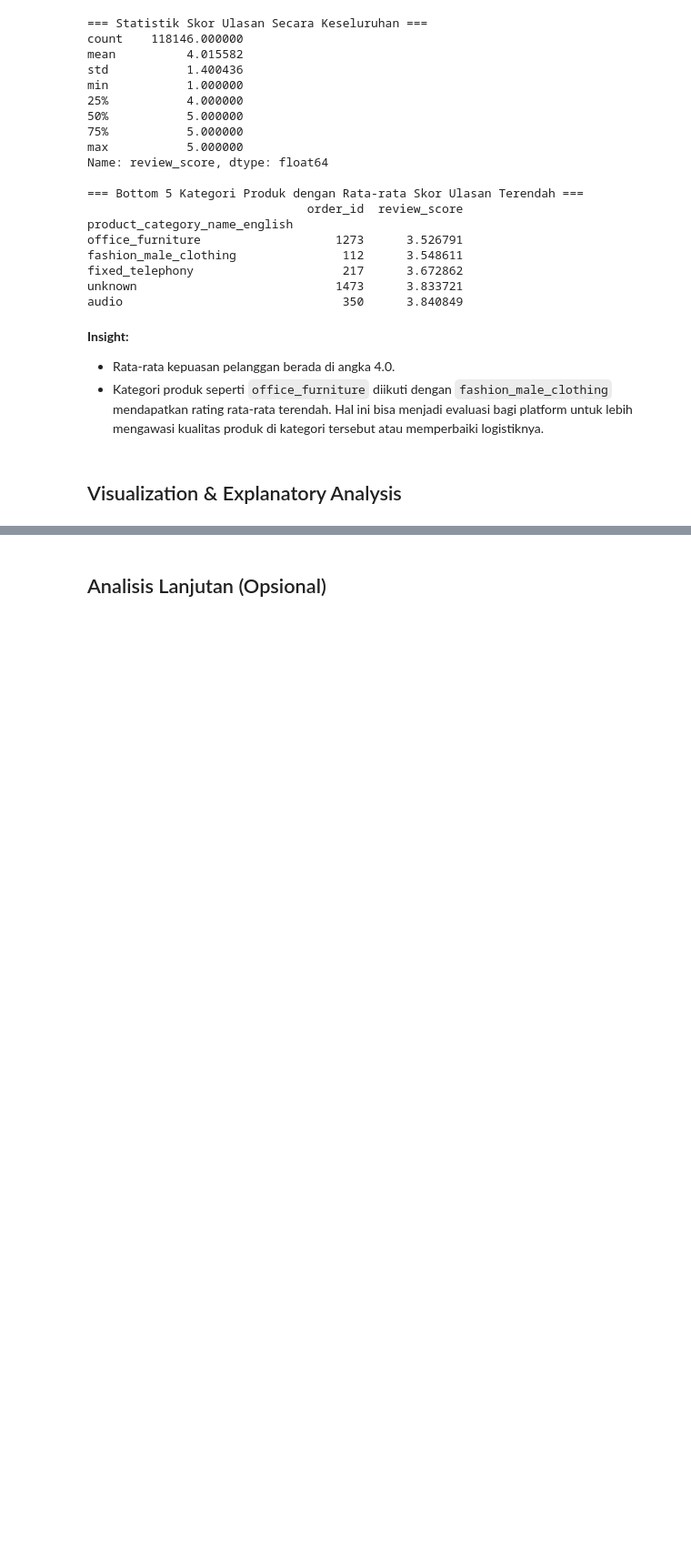
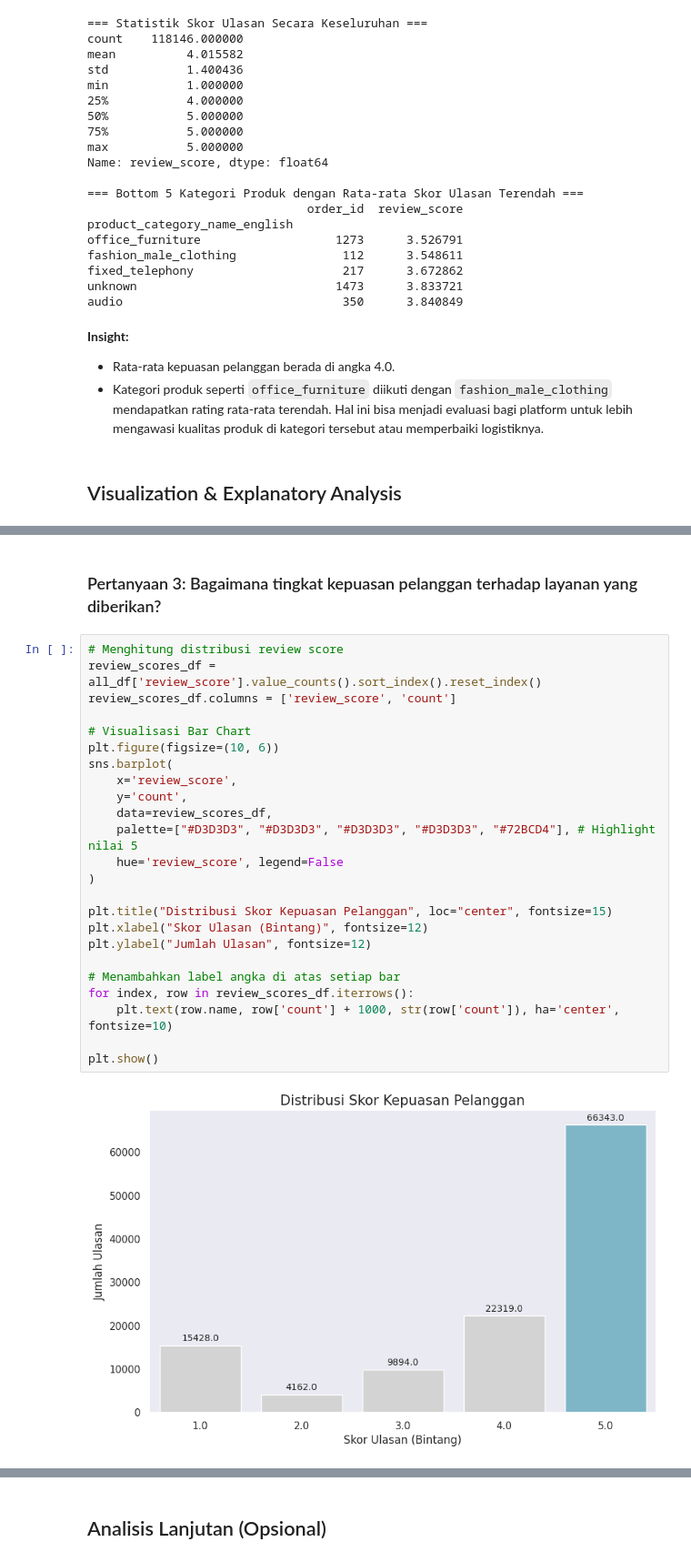
Before and after one commit to mpnabil95/Data_Analyst_Project-_E-Commerce_Public_Dataset, a Jupyter notebook: Data_Analyst_Project_E_Commerce_Public_Dataset.ipynb, the cells around one changed output, grey strips where cells are left out. Shown at 91% size. Saved outputs shown, nothing was run; the diff lists cells and outputs as text; blank space fills up the shorter version.

```diff
--- a/Data_Analyst_Project_E_Commerce_Public_Dataset.ipynb
+++ b/Data_Analyst_Project_E_Commerce_Public_Dataset.ipynb
@@ -1117,0 +1043,28 @@ audio                               350      3.840849
+# %% [markdown]
+### Pertanyaan 3: Bagaimana tingkat kepuasan pelanggan terhadap layanan yang diberikan?
+# %%
+# Menghitung distribusi review score
+review_scores_df = all_df['review_score'].value_counts().sort_index().reset_index()
+review_scores_df.columns = ['review_score', 'count']
+
+# Visualisasi Bar Chart
+plt.figure(figsize=(10, 6))
+sns.barplot(
+    x='review_score',
+    y='count',
+    data=review_scores_df,
+    palette=["#D3D3D3", "#D3D3D3", "#D3D3D3", "#D3D3D3", "#72BCD4"], # Highlight nilai 5
+    hue='review_score', legend=False
+)
+
+plt.title("Distribusi Skor Kepuasan Pelanggan", loc="center", fontsize=15)
+plt.xlabel("Skor Ulasan (Bintang)", fontsize=12)
+plt.ylabel("Jumlah Ulasan", fontsize=12)
+
+# Menambahkan label angka di atas setiap bar
+for index, row in review_scores_df.iterrows():
+    plt.text(row.name, row['count'] + 1000, str(row['count']), ha='center', fontsize=10)
+
+plt.show()
+# %% [output]
+[figure, added]
```
Also changed, not shown: parts of 45 cells of this notebook.
